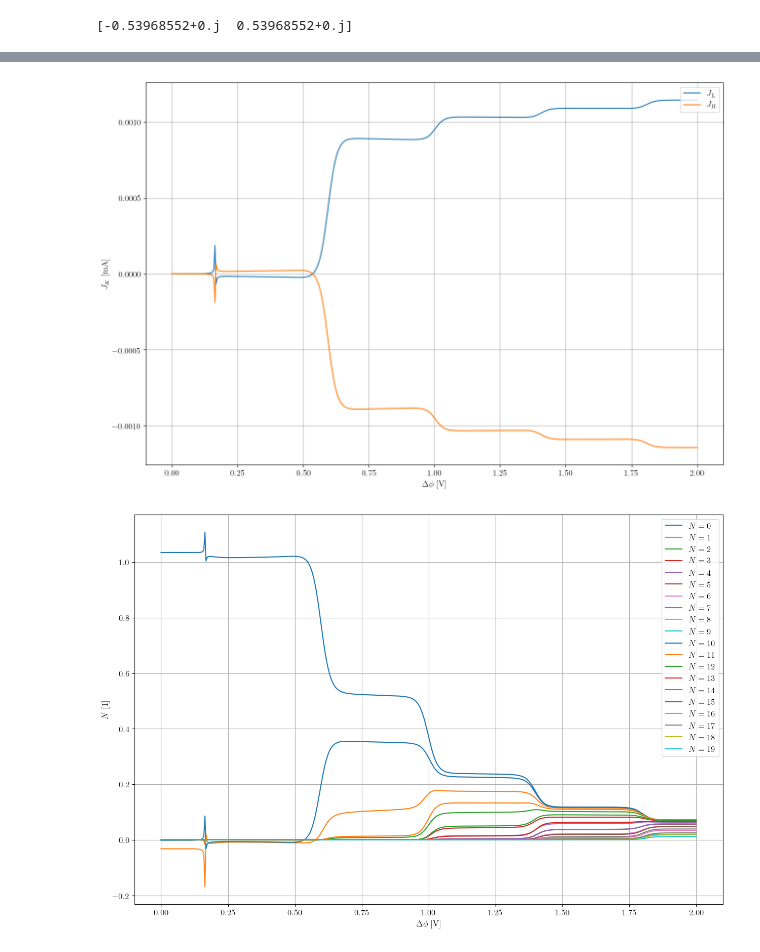
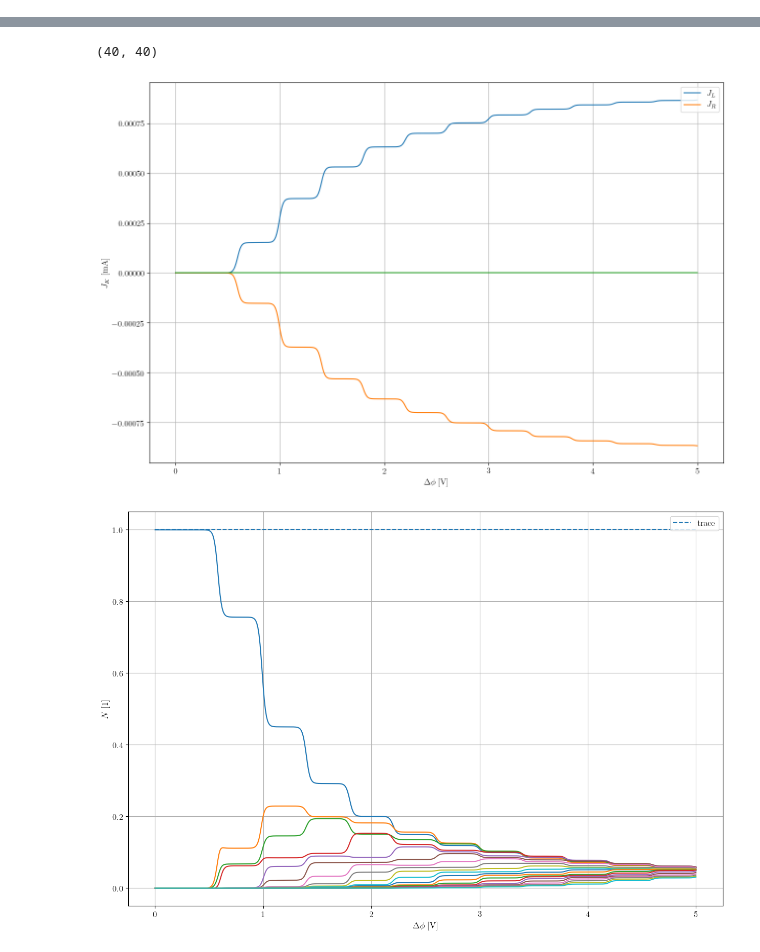
Before and after one commit to robingrether/Born-Markov, a Jupyter notebook: Holstein.ipynb, the cells around one changed output, grey strips where cells are left out. Saved outputs shown, nothing was run; the diff lists cells and outputs as text; code cells hidden in the pictures.

```diff
--- a/Holstein.ipynb
+++ b/Holstein.ipynb
@@ -13,74 +13,62 @@ from born_markov import *
-# %%
-omega = 0.2 # eV
-lamda = 0.4 # eV
-e_0 = 0.3 + (lamda**2/omega) # eV
-N = 10
-Gamma = 0.01 # eV
-T = 100 # K
-voltage = .2
-
-
-#solver = create_holstein_solver(e_0, omega, lamda, N, Gamma, -0.5*voltage, 0.5*voltage, T, T, use_exp=False)
-
-
-#rho_ss, L = solver.find_steady_state()
-#print(1e3*numpy.array(solver.get_current(rho_ss)))
-
-
-solver2 = create_holstein_solver_via_diagonalization(e_0, omega, lamda, N, Gamma, -0.5*voltage, 0.5*voltage, T, T)
-
-
-rho_ss, L = solver2.find_steady_state()
-print(1e3*numpy.array(solver2.get_current(rho_ss)))
-# %% [output]
-[-0.53968552+0.j  0.53968552+0.j]
 # %%
-
 omega = 0.2 # eV
-lamda = 0.12 # eV
-e_0 = 0.3 + (lamda**2/omega) # eV
+lamda = 0.4 # eV
+e_0 = .3 + (lamda**2/omega) # eV
 N = 20
 Gamma = 0.01 # eV
 T = .026 / 3 # eV
-voltages = numpy.linspace(0., 2., 501)
+voltages = numpy.linspace(0., 5., 501)#numpy.linspace(0., 1., 201)
+
+solver = create_holstein_solver_via_polaron_transformation(e_0, omega, lamda, N, Gamma, 0.0, 0.0, T, T, include_digamma=True)
+#solver = create_holstein_solver_via_diagonalization(e_0, omega, lamda, 100, Gamma, 0.0, 0.0, T, T, include_digamma=True, chop=2*N)
+
+print(solver.H_S.shape)
 
 def my_func(i, voltage):
-    solver = create_holstein_solver(e_0, omega, lamda, N, Gamma, -0.5*voltage, 0.5*voltage, T, T, use_exp=True, include_digamma=True)
-    rho_ss, L = solver.find_steady_state()
-    return (solver.get_current(rho_ss), numpy.diag(rho_ss)[::2] + numpy.diag(rho_ss)[1::2])
+    solver.chemical_potential = numpy.array([-.5*voltage, .5*voltage])
+    solver.construct_liouvillian()
+    rho_ss = solver.find_steady_state(ignore_coherences=False)
+    return (solver.get_currents(rho_ss), numpy.diag(solver.retransform_rho(rho_ss)))
+    #return (solver.get_currents(rho_ss), numpy.diag(rho_ss))
+    #return (solver.get_current(rho_ss), numpy.diag(partial_trace(rho_ss, 2)))
 
-results = joblib.Parallel(n_jobs=4)(joblib.delayed(my_func)(i, voltage) for i, voltage in enumerate(tqdm(voltages)))
+results = joblib.Parallel(n_jobs=6)(joblib.delayed(my_func)(i, voltage) for i, voltage in enumerate(tqdm(voltages)))
 
 currents = numpy.zeros((len(voltages), 2))
-occupations = numpy.zeros((len(voltages), N))
+populations = numpy.zeros((len(voltages), 2*N))
 
 for i, voltage in enumerate(voltages):
     currents[i] = results[i][0]
-    occupations[i] = results[i][1]
+    populations[i] = results[i][1]
 
 #for i, voltage in enumerate(tqdm(voltages)):
-
 
 pyplot.figure(figsize=(15,10))
 pyplot.plot(voltages, currents[:,0], label="$J_L$")
 pyplot.plot(voltages, currents[:,1], label="$J_R$")
+pyplot.plot(voltages, currents[:,0] + currents[:,1])
 
 pyplot.grid()
 pyplot.legend(loc=1)
 pyplot.xlabel("$\\Delta\\phi$ [V]")
 pyplot.ylabel("$J_K$ [mA]")
+#pyplot.ylim(-1.3e-3, 1.3e-3)
+#pyplot.xlim(.0, .2)
 pyplot.show()
 
 pyplot.figure(figsize=(15,10))
 for i in range(N):
-    pyplot.plot(voltages, occupations[:,i], label="$N="+str(i)+"$")
+    pyplot.plot(voltages, populations[:,i] + populations[:,i + N])
+
+pyplot.plot(voltages, numpy.sum(populations, axis=1), ls="--", label="trace")
 
 pyplot.grid()
 pyplot.legend(loc=1)
 pyplot.xlabel("$\\Delta\\phi$ [V]")
 pyplot.ylabel("$N$ [1]")
+#pyplot.ylim(-.1, 1.1)
 pyplot.show()
 
-#numpy.save("data/holstein/HOLc_0.12_100K", currents)
-#numpy.save("data/holstein/HOLo_0.12_100K", occupations)
+numpy.save(f"data/holstein/currents_lamda{lamda}_{int(T/.026*300)}K_polaron", currents)
+#numpy.save(f"data/holstein/populations_lamda{lamda}_{int(T/.026*300)}K_polaron", populations)
 # %% [output]
@@ -88,5 +75,6 @@ pyplot.show()
+(40, 40)
-[figure, old version]
+[figure, new version]
-[figure, old version]
+[figure, new version]
 # %%
 fig, (ax1, ax2) = pyplot.subplots(1, 2, figsize=(6,3), tight_layout=True)
 
```
Also changed, not shown: parts of 7 cells of this notebook, 2 other files.
